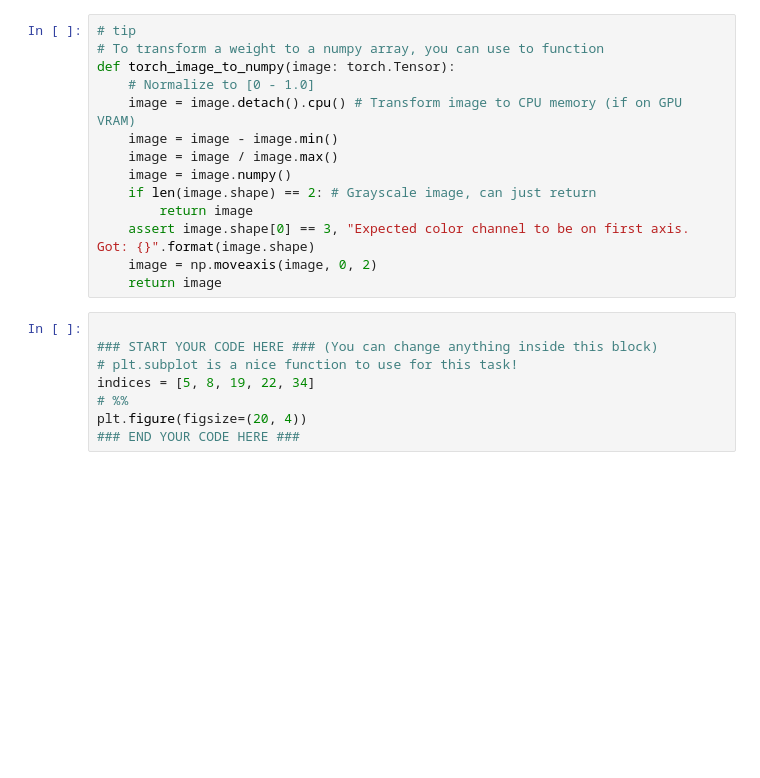
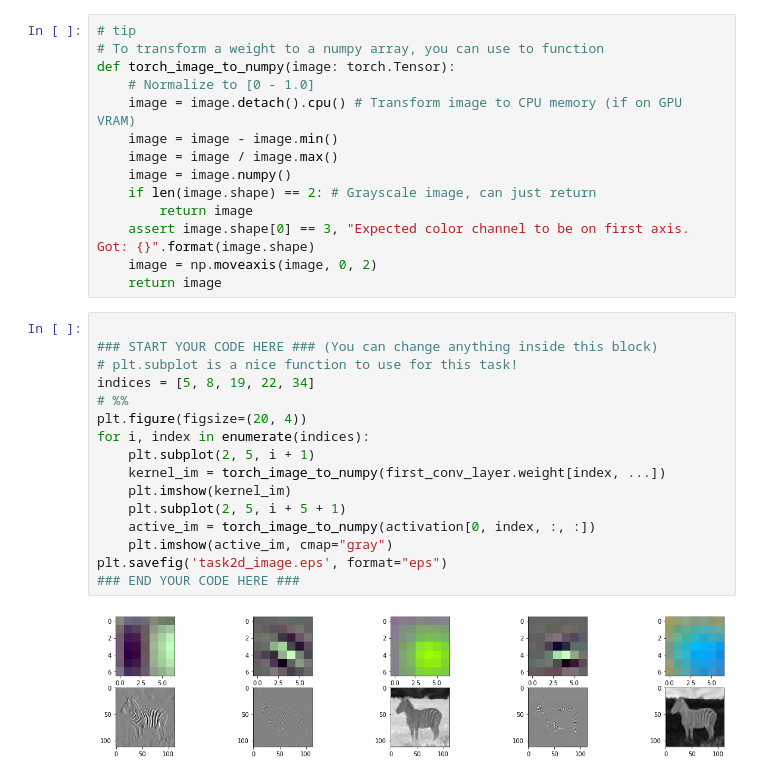
Before and after one commit to martiege/TDT4195---Grunnleggende-Visuell-Databehandling, a Jupyter notebook: Image Processing/Assignment 2/code/task2d.ipynb, the cells around one changed output. Drawn from its saved outputs; the diff is of its cells as text; blank space fills up the shorter version.

Commit message:
Task 2d

```diff
--- a/Image Processing/Assignment 2/code/task2d.ipynb
+++ b/Image Processing/Assignment 2/code/task2d.ipynb
@@ -64,8 +92,18 @@ def torch_image_to_numpy(image: torch.Tensor):
 # %%
 
 ### START YOUR CODE HERE ### (You can change anything inside this block)
 # plt.subplot is a nice function to use for this task!
 indices = [5, 8, 19, 22, 34]
 # %%
 plt.figure(figsize=(20, 4))
+for i, index in enumerate(indices):
+    plt.subplot(2, 5, i + 1)
+    kernel_im = torch_image_to_numpy(first_conv_layer.weight[index, ...])
+    plt.imshow(kernel_im)
+    plt.subplot(2, 5, i + 5 + 1)
+    active_im = torch_image_to_numpy(activation[0, index, :, :])
+    plt.imshow(active_im, cmap="gray")
+plt.savefig('task2d_image.eps', format="eps")
 ### END YOUR CODE HERE ###
+# %% [output]
+[figure, added]
```
Also changed, not shown: parts of 5 cells of this notebook, 1 other file.
